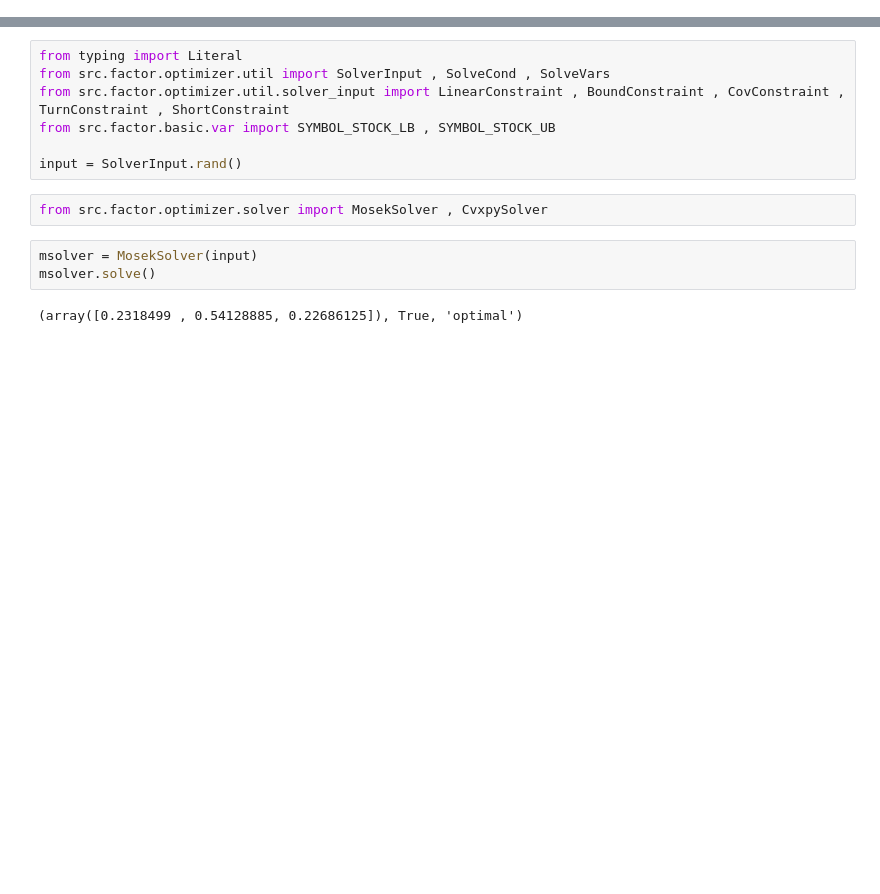
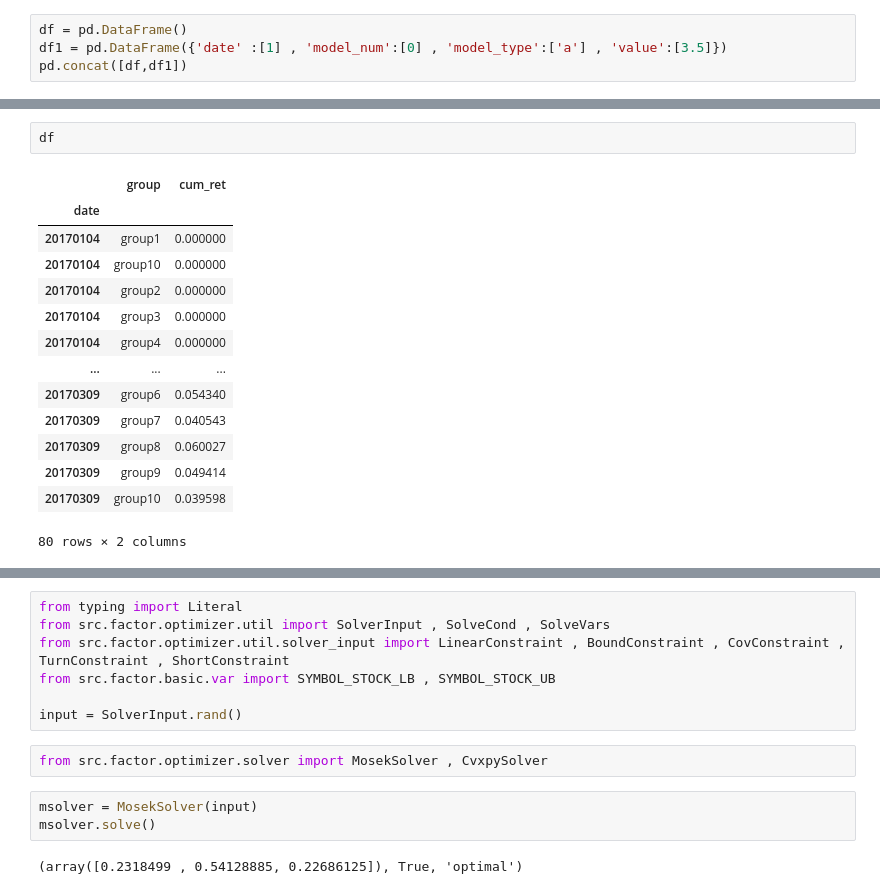
Before and after one commit to mengkjin/learndl, a Jupyter notebook: cvxpy.ipynb, the cells around one changed output, grey strips where cells are left out. Saved outputs shown, nothing was run; the diff lists cells and outputs as text; blank space fills up the shorter version.

```diff
--- a/cvxpy.ipynb
+++ b/cvxpy.ipynb
@@ -0,0 +43,4 @@
+# %%
+df = pd.DataFrame()
+df1 = pd.DataFrame({'date' :[1] , 'model_num':[0] , 'model_type':['a'] , 'value':[3.5]})
+pd.concat([df,df1])
@@ -0,0 +347,17 @@
+# %%
+df
+# %% [output]
+|  | group | cum_ret |
+| date |  |  |
+| 20170104 | group1 | 0.000000 |
+| 20170104 | group10 | 0.000000 |
+| 20170104 | group2 | 0.000000 |
+| 20170104 | group3 | 0.000000 |
+| 20170104 | group4 | 0.000000 |
+| ... | ... | ... |
+| 20170309 | group6 | 0.054340 |
+| 20170309 | group7 | 0.040543 |
+| 20170309 | group8 | 0.060027 |
+| 20170309 | group9 | 0.049414 |
+| 20170309 | group10 | 0.039598 |
+80 rows × 2 columns
```
Also changed, not shown: parts of 17 cells of this notebook, 26 other files.
